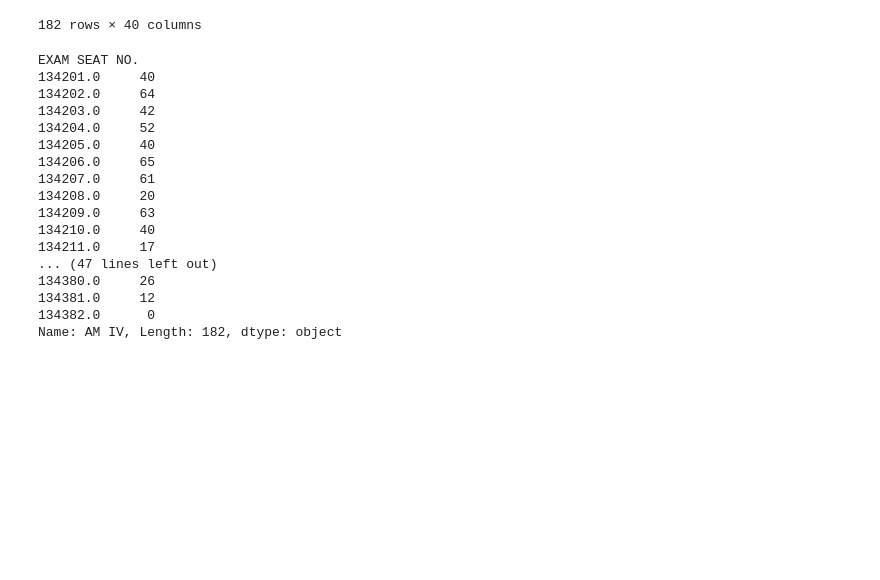
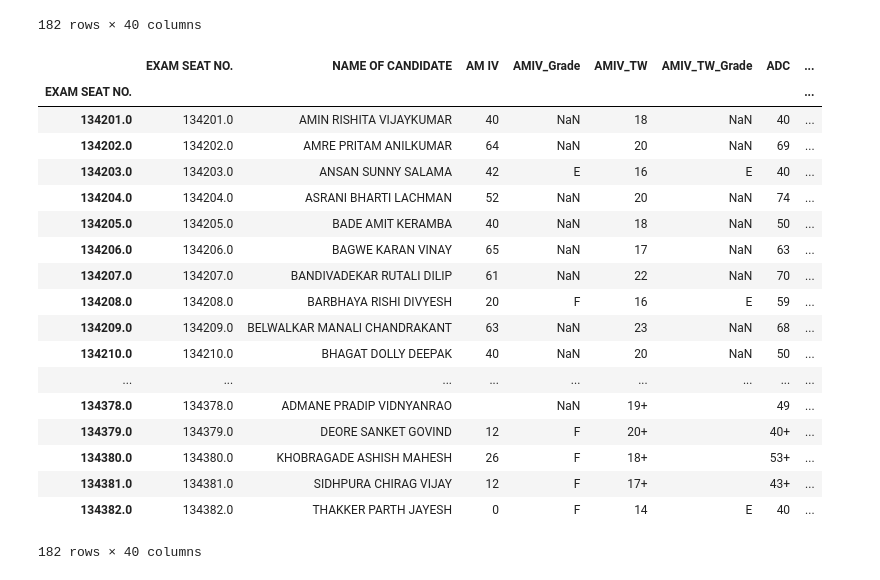
Before and after one commit to Purteeeek/Student-Placement-Guidance, a Jupyter notebook: Cleaning Notebooks/2015-Passouts/Sem-4_2015_Passout.ipynb, the cells around one changed output. Cells and saved outputs as stored; diff of their text form; code cells hidden in the pictures; blank space fills up the shorter version.

Commit message:
Removed non-numeric values from AM-IV marks column

```diff
--- a/Cleaning Notebooks/2015-Passouts/Sem-4_2015_Passout.ipynb
+++ b/Cleaning Notebooks/2015-Passouts/Sem-4_2015_Passout.ipynb
@@ -84,24 +84,27 @@ sem_4_2015_df
 | 134381.0 | 134381.0 | SIDHPURA CHIRAG VIJAY | 12 | F | 17+ |  | 43+ | ... |
 | 134382.0 | 134382.0 | THAKKER PARTH JAYESH | 0 | F | 14 | E | 40 | ... |
 182 rows × 40 columns
-# %%
-sem_4_2015_df["AM IV"].str.replace()
-#s3.str.replace('^.a|dog', 'XX-XX ', case=False)
-# %% [output]
-EXAM SEAT NO.
-134201.0     40
-134202.0     64
-134203.0     42
-134204.0     52
-134205.0     40
-134206.0     65
-134207.0     61
-134208.0     20
-134209.0     63
-134210.0     40
-134211.0     17
-... (47 lines left out)
-134380.0     26
-134381.0     12
-134382.0      0
-Name: AM IV, Length: 182, dtype: object
+# %%
+sem_4_2015_df['AM IV'].replace(regex=True,inplace=True,to_replace=r'\D',value=r'')
+#removes non digit characters from pandas column AMIV
+sem_4_2015_df
+# %% [output]
+|  | EXAM SEAT NO. | NAME OF CANDIDATE | AM IV | AMIV_Grade | AMIV_TW | AMIV_TW_Grade | ADC | ... |
+| EXAM SEAT NO. |  |  |  |  |  |  |  | ... |
+| 134201.0 | 134201.0 | AMIN RISHITA VIJAYKUMAR | 40 | NaN | 18 | NaN | 40 | ... |
+| 134202.0 | 134202.0 | AMRE PRITAM ANILKUMAR | 64 | NaN | 20 | NaN | 69 | ... |
+| 134203.0 | 134203.0 | ANSAN SUNNY SALAMA | 42 | E | 16 | E | 40 | ... |
+| 134204.0 | 134204.0 | ASRANI BHARTI LACHMAN | 52 | NaN | 20 | NaN | 74 | ... |
+| 134205.0 | 134205.0 | BADE AMIT KERAMBA | 40 | NaN | 18 | NaN | 50 | ... |
+| 134206.0 | 134206.0 | BAGWE KARAN VINAY | 65 | NaN | 17 | NaN | 63 | ... |
+| 134207.0 | 134207.0 | BANDIVADEKAR RUTALI DILIP | 61 | NaN | 22 | NaN | 70 | ... |
+| 134208.0 | 134208.0 | BARBHAYA RISHI DIVYESH | 20 | F | 16 | E | 59 | ... |
+| 134209.0 | 134209.0 | BELWALKAR MANALI CHANDRAKANT | 63 | NaN | 23 | NaN | 68 | ... |
+| 134210.0 | 134210.0 | BHAGAT DOLLY DEEPAK | 40 | NaN | 20 | NaN | 50 | ... |
+| ... | ... | ... | ... | ... | ... | ... | ... | ... |
+| 134378.0 | 134378.0 | ADMANE PRADIP VIDNYANRAO |  | NaN | 19+ |  | 49 | ... |
+| 134379.0 | 134379.0 | DEORE SANKET GOVIND | 12 | F | 20+ |  | 40+ | ... |
+| 134380.0 | 134380.0 | KHOBRAGADE ASHISH MAHESH | 26 | F | 18+ |  | 53+ | ... |
+| 134381.0 | 134381.0 | SIDHPURA CHIRAG VIJAY | 12 | F | 17+ |  | 43+ | ... |
+| 134382.0 | 134382.0 | THAKKER PARTH JAYESH | 0 | F | 14 | E | 40 | ... |
+182 rows × 40 columns
```
